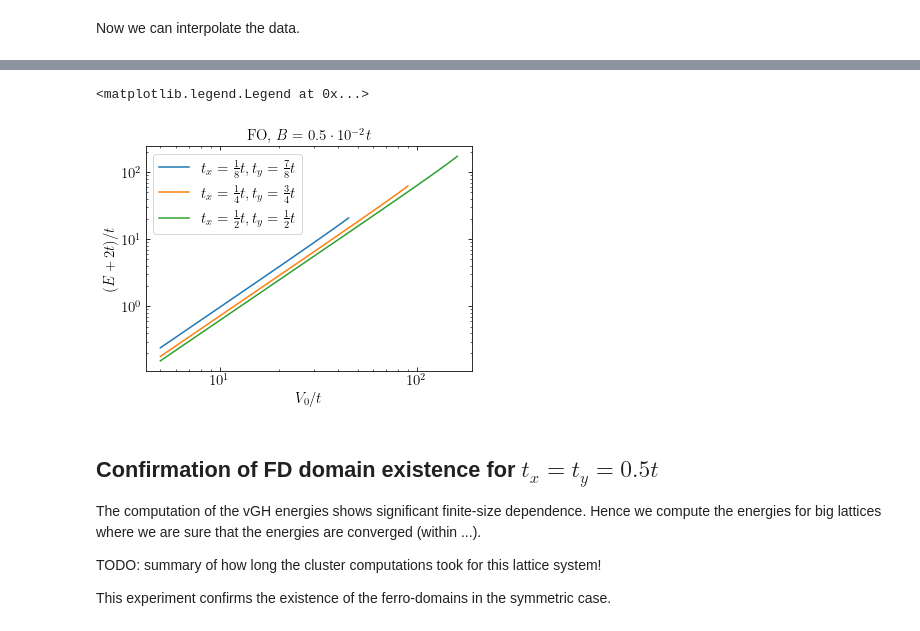
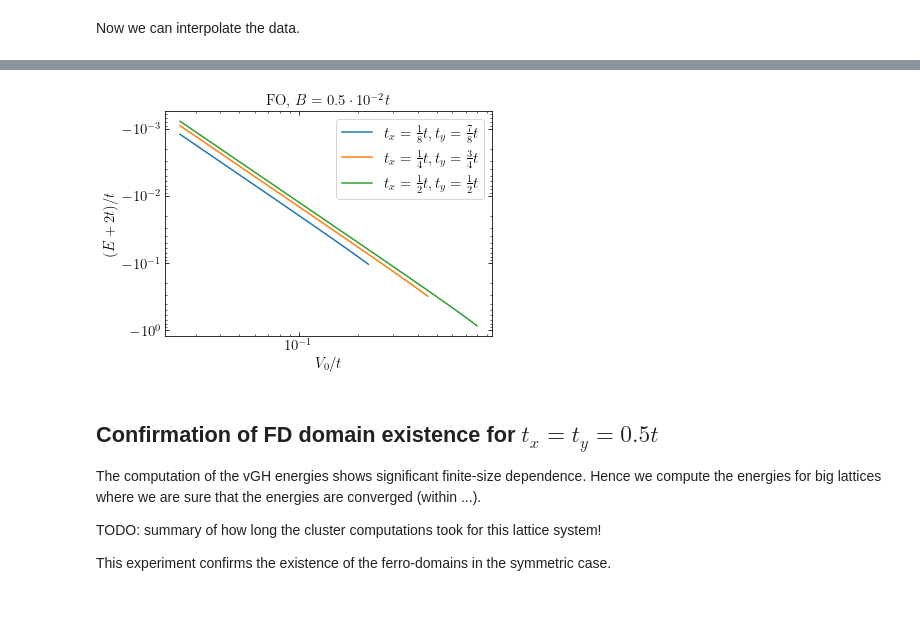
Before and after one commit to Progklui/rotor_lattice_models, a Jupyter notebook: phase_diag.ipynb, the cells around one changed output, grey strips where cells are left out. Drawn from its saved outputs; the diff is of its cells as text; code cells hidden in the pictures.

```diff
--- a/phase_diag.ipynb
+++ b/phase_diag.ipynb
@@ -111,10 +111,14 @@ V_0_arr_fdv = np.arange(0,355,5)
 V_0_arr_fdh = np.arange(0,355,5)
 V_0_arr_sp = np.arange(0,355,5)
 
+V_0_arr = np.arange(0,355,5)
+
 diff_tx_ty_fo = np.array([-200,-175,-150,-125,-100,-75,-50,-25,-1,1,25,50,75,100,125,150,175,200])
-diff_tx_ty_fdh = np.array([-200,-175,-150,-125,-100,-75,-50,-25,-1,1,25,50,75,100,125])
-diff_tx_ty_fdv = np.array([-200,-175,-150,-125,-100,-75,-50,-25,-1,1,25,50,75,100,125])
+diff_tx_ty_fdh = np.array([-200,-175,-150,-125,-100,-75,-50,-25,-1,1,25,50,75,100,125,150,175,200])
+diff_tx_ty_fdv = np.array([-200,-175,-150,-125,-100,-75,-50,-25,-1,1,25,50,75,100,125,150,175,200])
 diff_tx_ty_sp = np.array([-200,-175,-150,-125,-100,-75,-50,-25,-1,1,25,50,75,100,125,150,175,200])
+
+diff_tx_ty = np.array([-200,-175,-150,-125,-100,-75,-50,-25,-1,1,25,50,75,100,125,150,175,200])
 # %%
 def get_psi_properties(file_path, check_size, check_sym):
     h5_io_object = h_in.io_hdf5()
@@ -594,43 +600,45 @@ def get_non_zero(V, E):
     V_nonzero = V[index_nonzero]
     return V_nonzero, E_nonzero
 
-V1, E1 = get_non_zero(V_0_arr_fo[0][1:], E_fo[2][1:])
-V2, E2 = get_non_zero(V_0_arr_fo[0][1:], E_fo[4][1:])
-V3, E3 = get_non_zero(V_0_arr_fo[0][1:], E_fo[5][1:])
-V4, E4 = get_non_zero(V_0_arr_fo[0][1:], E_fo[8][1:])
+V1, E1 = get_non_zero(V_0_arr_fo[1:], E_fo[2][1:])
+V2, E2 = get_non_zero(V_0_arr_fo[1:], E_fo[4][1:])
+V3, E3 = get_non_zero(V_0_arr_fo[1:], E_fo[5][1:])
+V4, E4 = get_non_zero(V_0_arr_fo[1:], E_fo[8][1:])
 
 A = 6
 plt.rc('figure', figsize=[46.82 * .5**(.5 * A), 33.11 * .5**(.5 * A)])
 plt.rc('text', usetex=True)
 plt.rc('font', family='serif')
 font_size = 15
 
 fig, ax = plt.subplots(figsize=[46.82 * .5**(.5 * A), 33.11 * .5**(.5 * A)]) #, subplot_kw={"projection": "3d"})
 
 plt.title(r'FO, $B=0.5\cdot 10^{-2}t$', fontsize=font_size)
 
-plt.plot(V1.real, -(E1+2*t).real, label=r'$t_x=\frac{1}{8}t,t_y=\frac{7}{8}t$')
-plt.plot(V2.real, -(E2+2*t).real, label=r'$t_x=\frac{1}{4}t,t_y=\frac{3}{4}t$')
-plt.plot(V4.real, -(E4+2*t).real, label=r'$t_x=\frac{1}{2}t,t_y=\frac{1}{2}t$')
+plt.plot(V1.real/t, -(E1+2*t).real/t, label=r'$t_x=\frac{1}{8}t,t_y=\frac{7}{8}t$')
+plt.plot(V2.real/t, -(E2+2*t).real/t, label=r'$t_x=\frac{1}{4}t,t_y=\frac{3}{4}t$')
+plt.plot(V4.real/t, -(E4+2*t).real/t, label=r'$t_x=\frac{1}{2}t,t_y=\frac{1}{2}t$')
 
 plt.xscale('log')
 plt.yscale('log')
+
+ax.invert_yaxis()
 
 plt.xlabel(r'$V_0/t$', fontsize=font_size)
 plt.ylabel(r'$(E+2t)/t$', fontsize=font_size)
 
 plt.xticks(fontsize=font_size)
-plt.yticks(fontsize=font_size)
+plt.yticks([1e0,1e-1,1e-2,1e-3], [r'$-10^{0}$',r'$-10^{-1}$',r'$-10^{-2}$',r'$-10^{-3}$'], fontsize=font_size)
 
 plt.tick_params(axis='x', direction='in', length=4, top=True)
 plt.tick_params(axis='y', direction='in', length=4, right=True)
 plt.tick_params(which='minor', axis='x', direction='in', top=True)
 plt.tick_params(which='minor', axis='y', direction='in', right=True)
 
 plt.legend(fontsize=font_size)
+plt.savefig('results/phase_diagram/FO_comp.svg')
 # %% [output]
-<matplotlib.legend.Legend at 0x...>
-[figure, old version]
+[figure, new version]
 # %% [markdown]
 ## Confirmation of FD domain existence for $t_x=t_y=0.5t$
 
```
Also changed, not shown: parts of 4 cells of this notebook.
